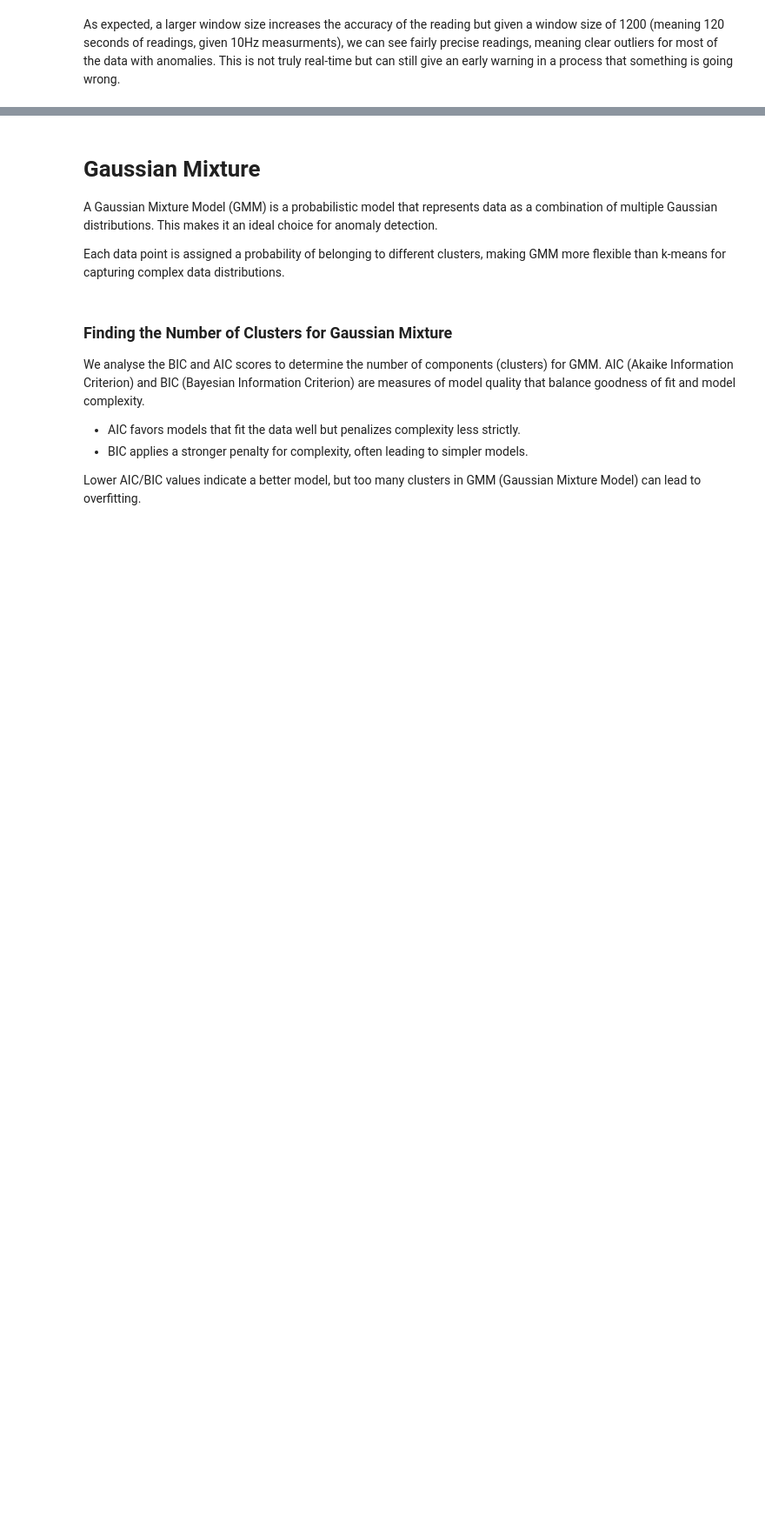
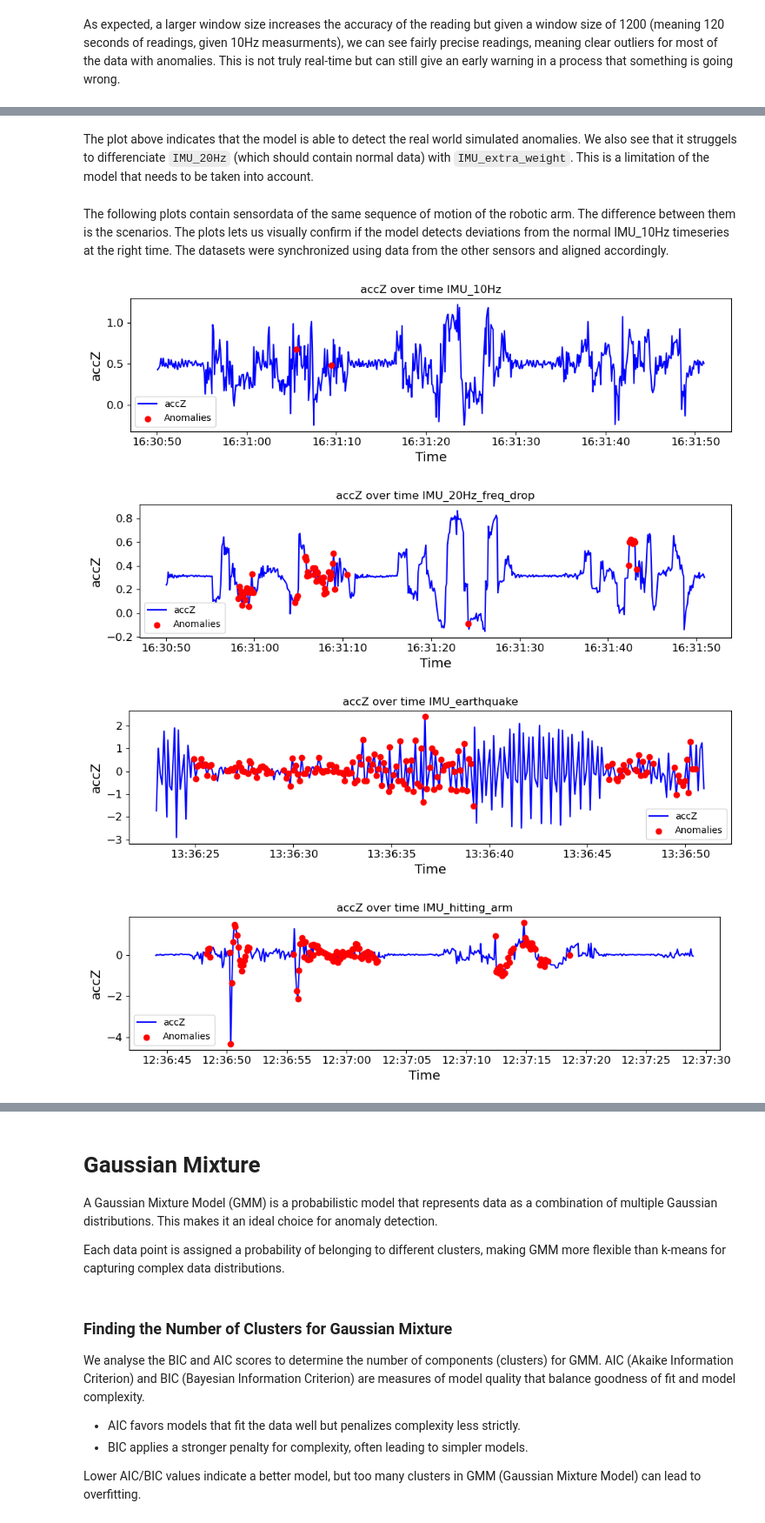
Before and after one commit to Hakonimatata/MachineLearningV2, a Jupyter notebook: Assignment_2/A2_Submission.ipynb, the cells around one changed output, grey strips where cells are left out. Shown at 87% size. Saved outputs shown, nothing was run; the diff lists cells and outputs as text; code cells hidden in the pictures; blank space fills up the shorter version.

```diff
--- a/Assignment_2/A2_Submission.ipynb
+++ b/Assignment_2/A2_Submission.ipynb
@@ -708,0 +956,16 @@ As expected, a larger window size increases the accuracy of the reading but give
+# %% [markdown]
+The plot above indicates that the model is able to detect the real world simulated anomalies. We also see that it struggels to differenciate ``IMU_20Hz`` (which should contain normal data) with ``IMU_extra_weight``. This is a limitation of the model that needs to be taken into account.
+# %% [markdown]
+The following plots contain sensordata of the same sequence of motion of the robotic arm. The difference between them is the scenarios. The plots lets us visually confirm if the model detects deviations from the normal IMU_10Hz timeseries at the right time. The datasets were synchronized using data from the other sensors and aligned accordingly.
+# %%
+# sensor_columns = ["accX", "accY", "accZ", "gyroX", "gyroY", "gyroZ", "magX", "magY", "magZ"]
+sensor_columns = ["accZ"]
+plot_sensor_data_with_anomalies(res_df[0] , sensor_columns, start_time='16:30:50', end_time='16:31:50', name="IMU_10Hz")     # IMU_10Hz.csv
+plot_sensor_data_with_anomalies(res_df[2] , sensor_columns, start_time='16:30:50', end_time='16:31:50', name="IMU_20Hz_freq_drop")     # IMU_20Hz_freq_drop.csv
+plot_sensor_data_with_anomalies(res_df[3] , sensor_columns, start_time='13:36:23', end_time='13:36:50', name="IMU_earthquake")     # IMU_earthquake.csv
+plot_sensor_data_with_anomalies(res_df[5] , sensor_columns, start_time='12:36:44', end_time='12:37:28', name="IMU_hitting_arm")     # IMU_hitting_arm.csv
+# %% [output]
+[figure, added]
+[figure, added]
+[figure, added]
+[figure, added]
```
Also changed, not shown: parts of 19 cells of this notebook, 2 other files.
